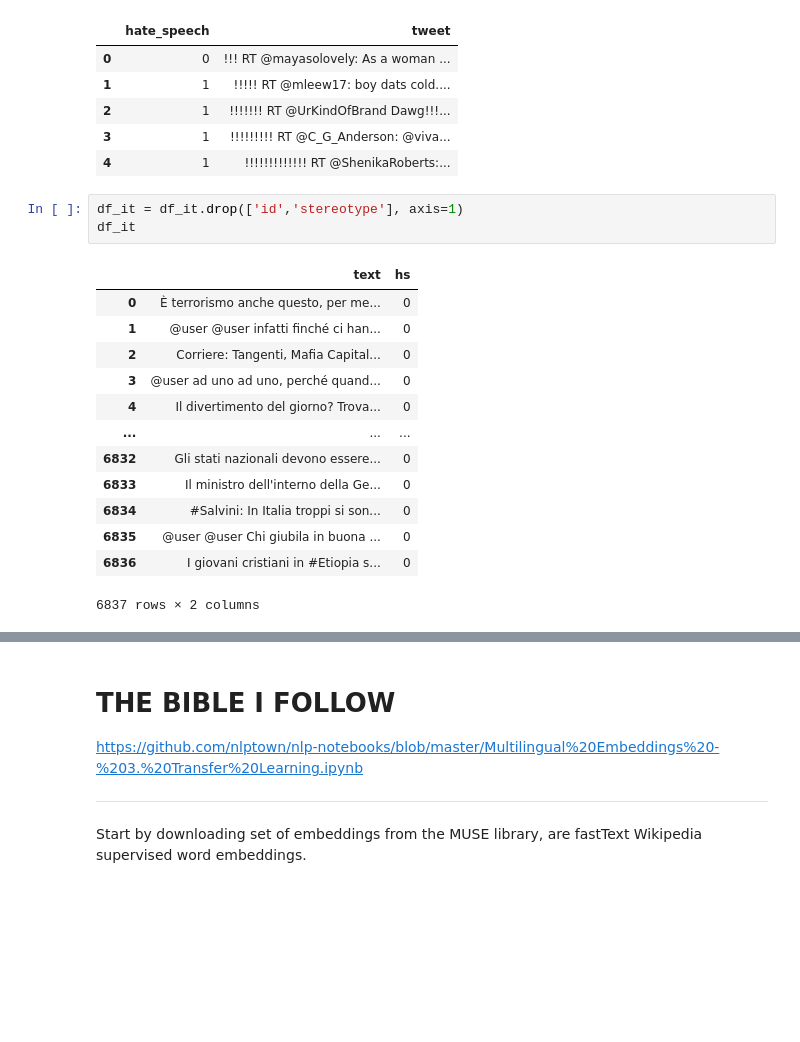
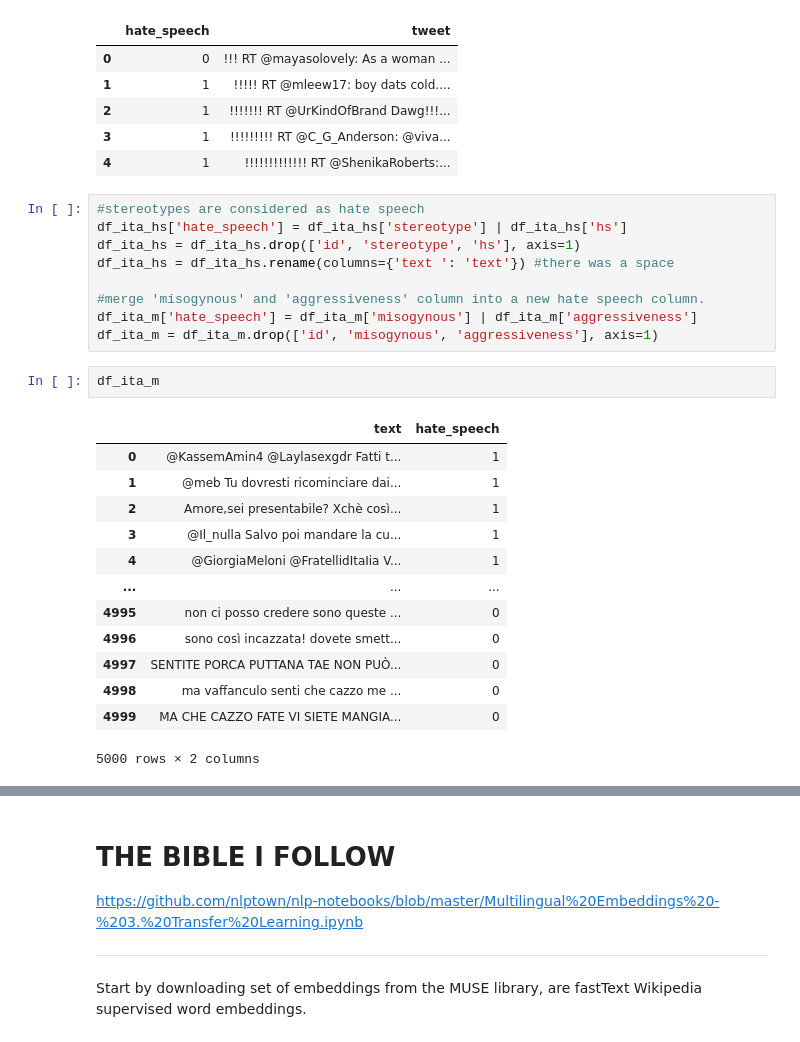
Before and after one commit to RageOfTheDucks/NLP_HSD, a Jupyter notebook: ORDINE.ipynb, the cells around one changed output, grey strips where cells are left out. Drawn from its saved outputs; the diff is of its cells as text; blank space fills up the shorter version.

```diff
--- a/ORDINE.ipynb
+++ b/ORDINE.ipynb
@@ -74,20 +100,28 @@ df_en.head()
 | 2 | 1 | !!!!!!! RT @UrKindOfBrand Dawg!!!... |
 | 3 | 1 | !!!!!!!!! RT @C_G_Anderson: @viva... |
 | 4 | 1 | !!!!!!!!!!!!! RT @ShenikaRoberts:... |
-# %%
-df_it = df_it.drop(['id','stereotype'], axis=1)
-df_it
-# %% [output]
-|  | text | hs |
-| 0 | È terrorismo anche questo, per me... | 0 |
-| 1 | @user @user infatti finché ci han... | 0 |
-| 2 | Corriere: Tangenti, Mafia Capital... | 0 |
-| 3 | @user ad uno ad uno, perché quand... | 0 |
-| 4 | Il divertimento del giorno? Trova... | 0 |
-| ... | ... | ... |
-| 6832 | Gli stati nazionali devono essere... | 0 |
-| 6833 | Il ministro dell'interno della Ge... | 0 |
-| 6834 | #Salvini: In Italia troppi si son... | 0 |
-| 6835 | @user @user Chi giubila in buona ... | 0 |
-| 6836 | I giovani cristiani in #Etiopia s... | 0 |
-6837 rows × 2 columns
+# %%
+#stereotypes are considered as hate speech
+df_ita_hs['hate_speech'] = df_ita_hs['stereotype'] | df_ita_hs['hs']
+df_ita_hs = df_ita_hs.drop(['id', 'stereotype', 'hs'], axis=1)
+df_ita_hs = df_ita_hs.rename(columns={'text ': 'text'}) #there was a space
+
+#merge 'misogynous' and 'aggressiveness' column into a new hate speech column.
+df_ita_m['hate_speech'] = df_ita_m['misogynous'] | df_ita_m['aggressiveness']
+df_ita_m = df_ita_m.drop(['id', 'misogynous', 'aggressiveness'], axis=1)
+# %%
+df_ita_m
+# %% [output]
+|  | text | hate_speech |
+| 0 | @KassemAmin4 @Laylasexgdr Fatti t... | 1 |
+| 1 | @meb Tu dovresti ricominciare dai... | 1 |
+| 2 | Amore,sei presentabile? Xchè così... | 1 |
+| 3 | @Il_nulla Salvo poi mandare la cu... | 1 |
+| 4 | @GiorgiaMeloni @FratellidItaIia V... | 1 |
+| ... | ... | ... |
+| 4995 | non ci posso credere sono queste ... | 0 |
+| 4996 | sono così incazzata! dovete smett... | 0 |
+| 4997 | SENTITE PORCA PUTTANA TAE NON PUÒ... | 0 |
+| 4998 | ma vaffanculo senti che cazzo me ... | 0 |
+| 4999 | MA CHE CAZZO FATE VI SIETE MANGIA... | 0 |
+5000 rows × 2 columns
```
Also changed, not shown: parts of 31 cells of this notebook.
